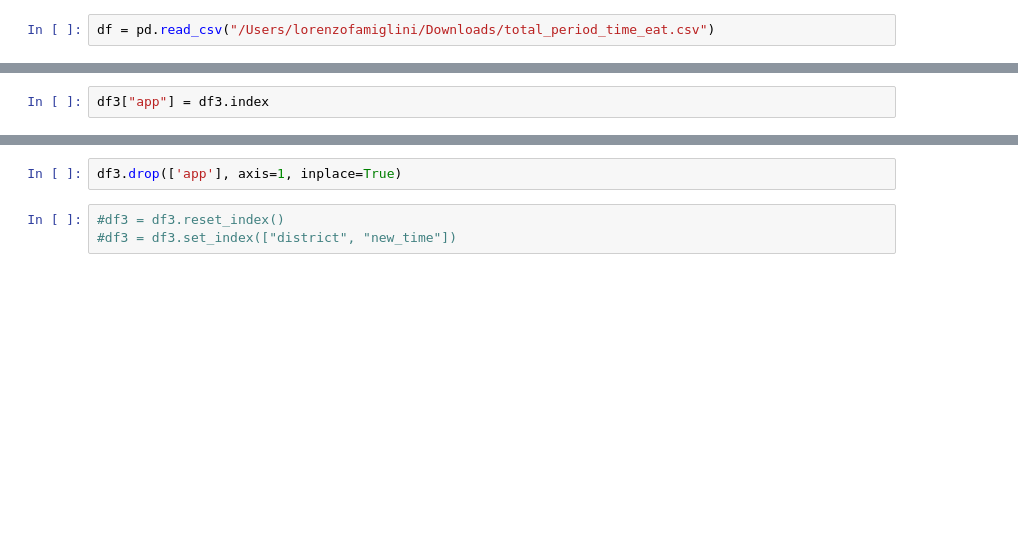
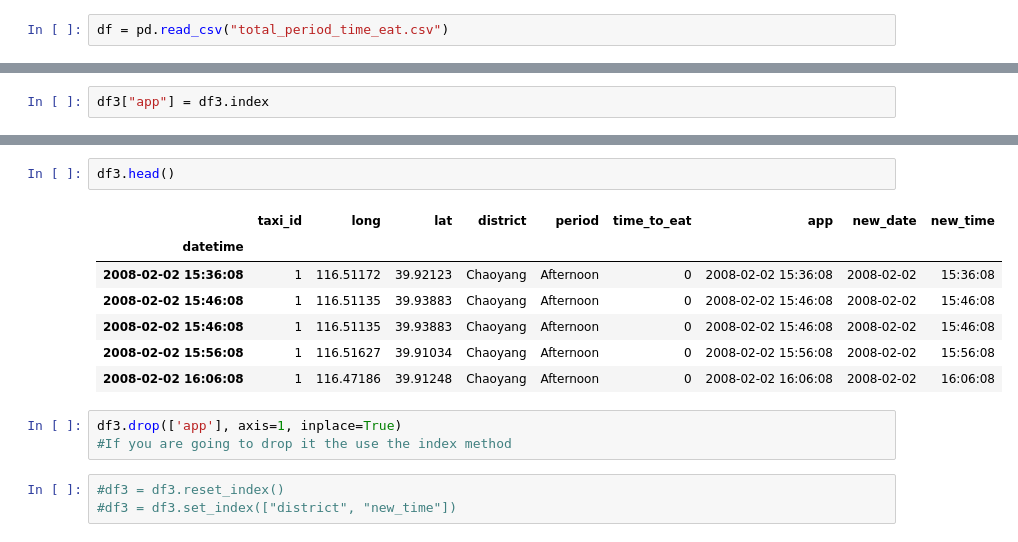
Before and after one commit to pkasela/Data-Science-Lab-Project, a Jupyter notebook: Final_Data.ipynb, the cells around one changed output, grey strips where cells are left out. Drawn from its saved outputs; the diff is of its cells as text; blank space fills up the shorter version.

```diff
--- a/Final_Data.ipynb
+++ b/Final_Data.ipynb
@@ -2,7 +2,7 @@
 import pandas as pd
 import numpy as np
 # %%
-df = pd.read_csv("/Users/lorenzofamiglini/Downloads/total_period_time_eat.csv")
+df = pd.read_csv("total_period_time_eat.csv")
 # %%
 df.head()
 # %% [output]
@@ -62,5 +104,16 @@ df3['new_time'] = [d.time() for d in df3['app']]
+# %%
+df3.head()
+# %% [output]
+|  | taxi_id | long | lat | district | period | time_to_eat | app | new_date | new_time |
+| datetime |  |  |  |  |  |  |  |  |  |
+| 2008-02-02 15:36:08 | 1 | 116.51172 | 39.92123 | Chaoyang | Afternoon | 0 | 2008-02-02 15:36:08 | 2008-02-02 | 15:36:08 |
+| 2008-02-02 15:46:08 | 1 | 116.51135 | 39.93883 | Chaoyang | Afternoon | 0 | 2008-02-02 15:46:08 | 2008-02-02 | 15:46:08 |
+| 2008-02-02 15:46:08 | 1 | 116.51135 | 39.93883 | Chaoyang | Afternoon | 0 | 2008-02-02 15:46:08 | 2008-02-02 | 15:46:08 |
+| 2008-02-02 15:56:08 | 1 | 116.51627 | 39.91034 | Chaoyang | Afternoon | 0 | 2008-02-02 15:56:08 | 2008-02-02 | 15:56:08 |
+| 2008-02-02 16:06:08 | 1 | 116.47186 | 39.91248 | Chaoyang | Afternoon | 0 | 2008-02-02 16:06:08 | 2008-02-02 | 16:06:08 |
 # %%
 df3.drop(['app'], axis=1, inplace=True)
+#If you are going to drop it the use the index method
 # %%
 #df3 = df3.reset_index()
 #df3 = df3.set_index(["district", "new_time"])
```
Also changed, not shown: parts of 12 cells of this notebook.
